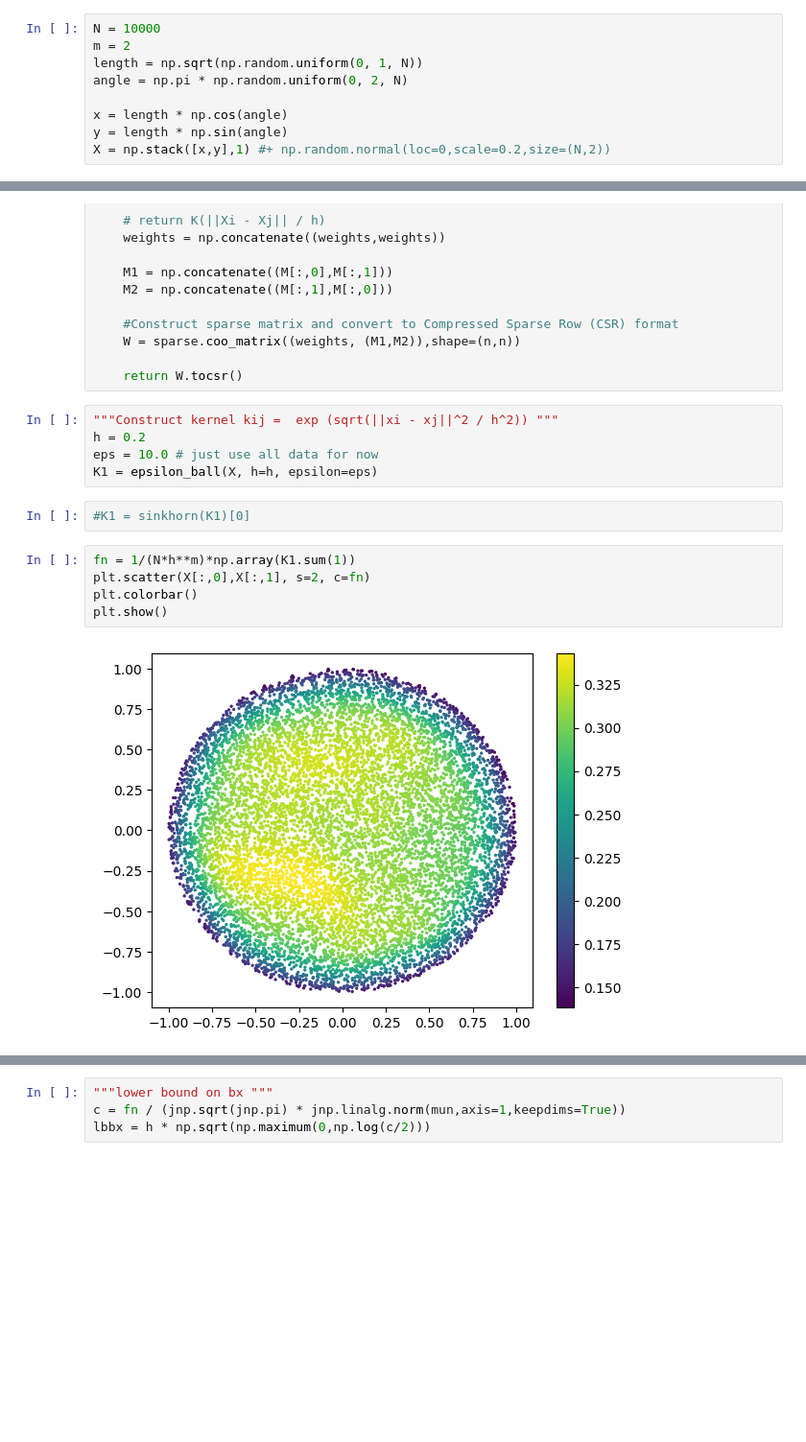
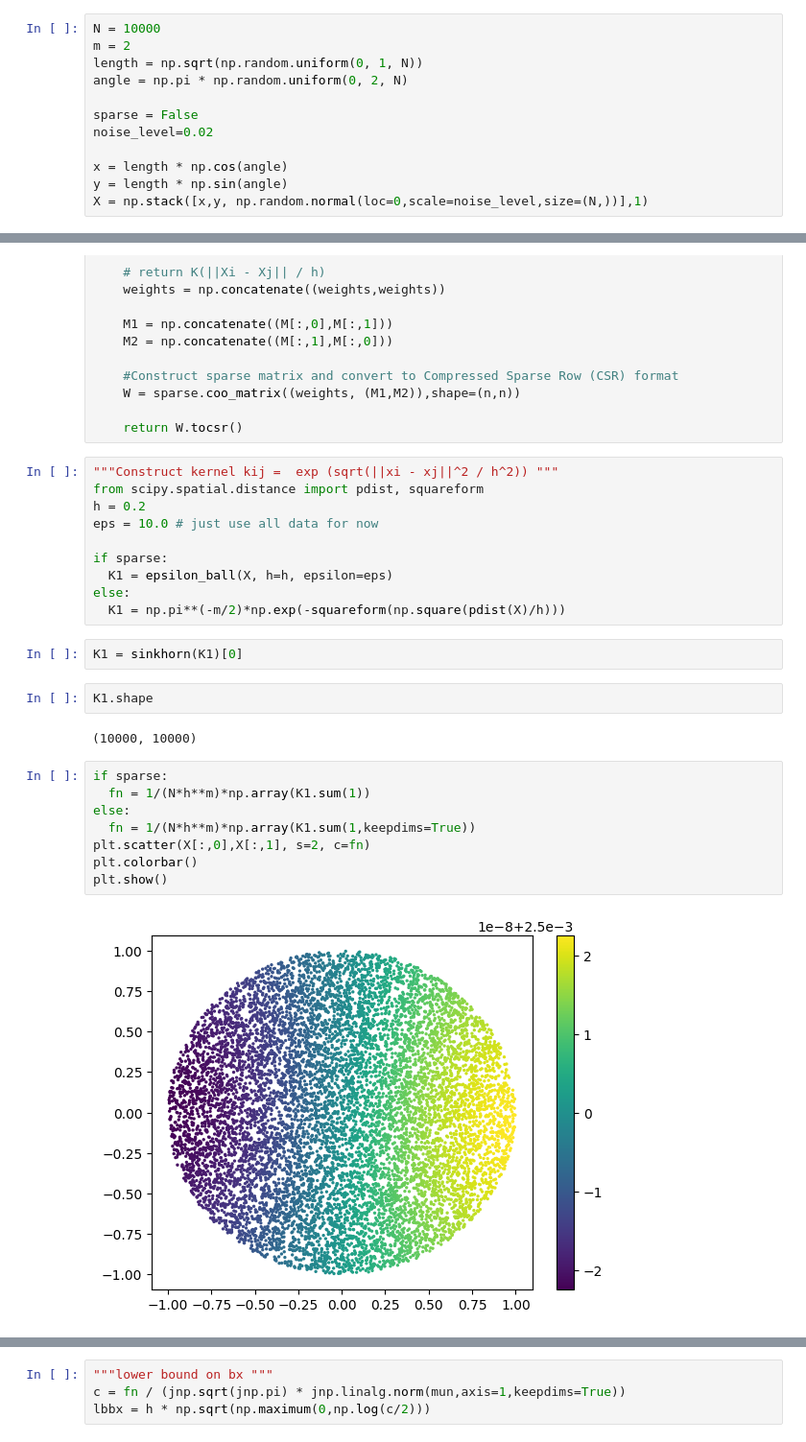
Before and after one commit to choltz95/density-estimation, a Jupyter notebook: DS_manifold_with_boundary.ipynb, the cells around one changed output, grey strips where cells are left out. Shown at 96% size. Cells and saved outputs as stored; diff of their text form; blank space fills up the shorter version.

```diff
--- a/DS_manifold_with_boundary.ipynb
+++ b/DS_manifold_with_boundary.ipynb
@@ -60,9 +60,12 @@ m = 2
 length = np.sqrt(np.random.uniform(0, 1, N))
 angle = np.pi * np.random.uniform(0, 2, N)
 
+sparse = False
+noise_level=0.02
+
 x = length * np.cos(angle)
 y = length * np.sin(angle)
-X = np.stack([x,y],1) #+ np.random.normal(loc=0,scale=0.2,size=(N,2))
+X = np.stack([x,y, np.random.normal(loc=0,scale=noise_level,size=(N,))],1)
 # %%
 plt.scatter(X[:,0],X[:,1], s=2)
 plt.show()
@@ -101,16 +104,28 @@ def epsilon_ball(data, h, epsilon, epsilon_f=1, eta=None):
     return W.tocsr()
 # %%
 """Construct kernel kij =  exp (sqrt(||xi - xj||^2 / h^2)) """
+from scipy.spatial.distance import pdist, squareform
 h = 0.2
 eps = 10.0 # just use all data for now
-K1 = epsilon_ball(X, h=h, epsilon=eps)
+
+if sparse:
+  K1 = epsilon_ball(X, h=h, epsilon=eps)
+else:
+  K1 = np.pi**(-m/2)*np.exp(-squareform(np.square(pdist(X)/h)))
 # %%
-#K1 = sinkhorn(K1)[0]
+K1 = sinkhorn(K1)[0]
+# %%
+K1.shape
+# %% [output]
+(10000, 10000)
 # %%
-fn = 1/(N*h**m)*np.array(K1.sum(1))
+if sparse:
+  fn = 1/(N*h**m)*np.array(K1.sum(1))
+else:
+  fn = 1/(N*h**m)*np.array(K1.sum(1,keepdims=True))
 plt.scatter(X[:,0],X[:,1], s=2, c=fn)
 plt.colorbar()
 plt.show()
 # %% [output]
-[figure, old version]
+[figure, new version]
 # %%
```
Also changed, not shown: parts of 7 cells of this notebook.
